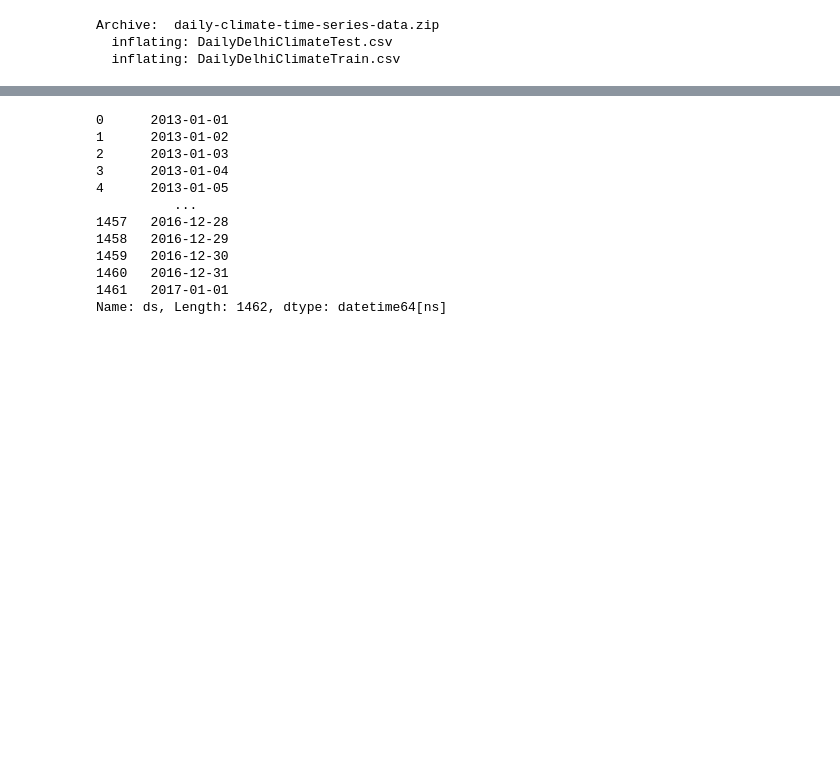
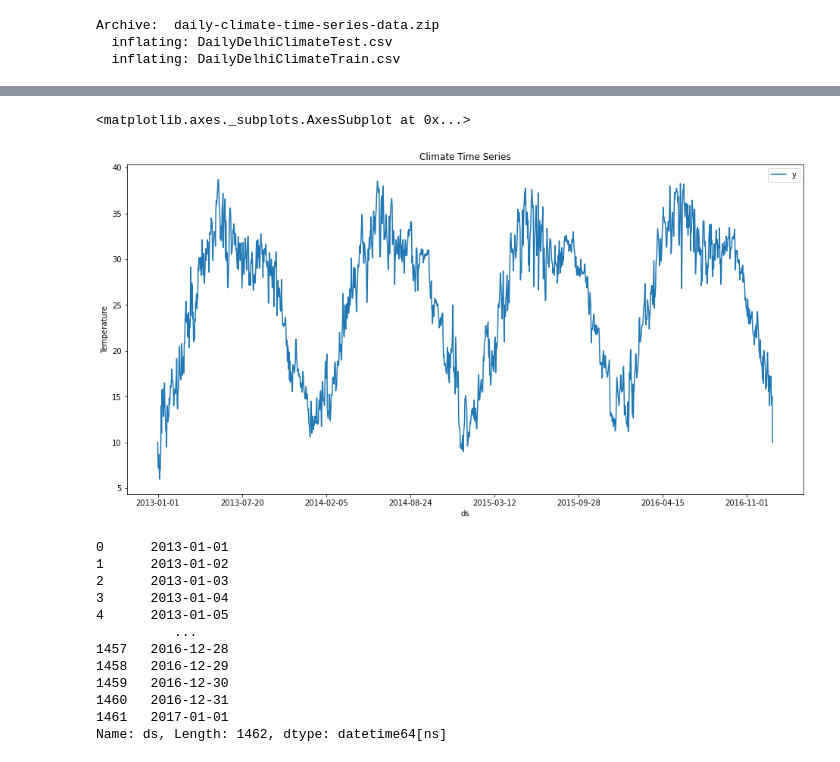
Before and after one commit to fangyiyu/DataSciencePortfolio, a Jupyter notebook: Weather_prediction.ipynb, the cells around one changed output, grey strips where cells are left out. Cells and saved outputs as stored; diff of their text form; code cells hidden in the pictures; blank space fills up the shorter version.

```diff
--- a/Weather_prediction.ipynb
+++ b/Weather_prediction.ipynb
@@ -60,6 +70,14 @@ df_test = pd.read_csv('/content/DailyDelhiClimateTest.csv')
 # %%
 df=df[['date','meantemp']]
 df=df.rename(columns={'date':'ds','meantemp':'y'})
+# %%
+fig, ax = plt.subplots(figsize=(16,8))
+ax.set_title('Climate Time Series')
+ax.set_ylabel('Temperature')
+df.plot(kind='line', ax=ax, x='ds', y='y')
+# %% [output]
+<matplotlib.axes._subplots.AxesSubplot at 0x...>
+[figure, added]
 # %%
 df_copy = df.copy()
 # %%
```
Also changed, not shown: parts of 5 cells of this notebook.
